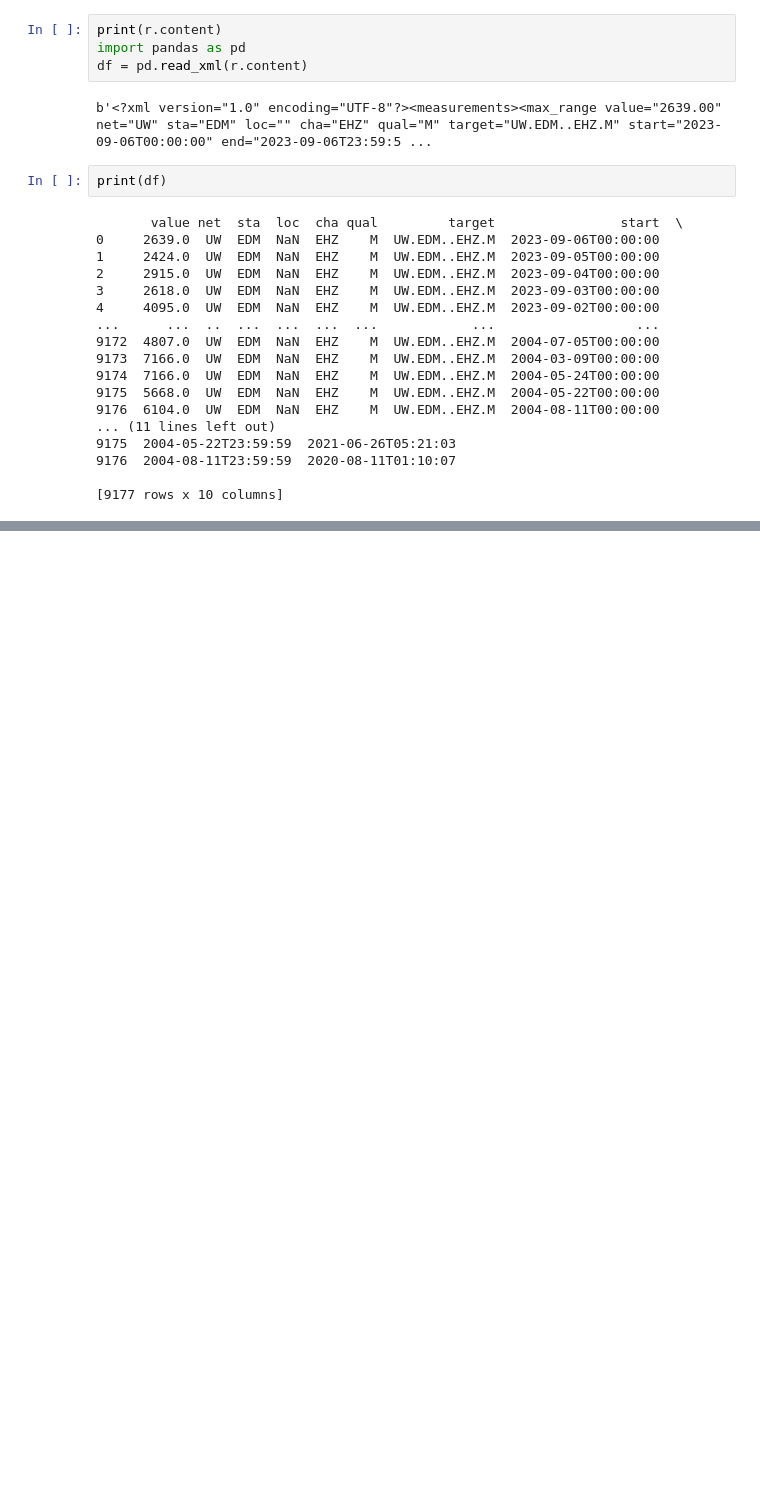
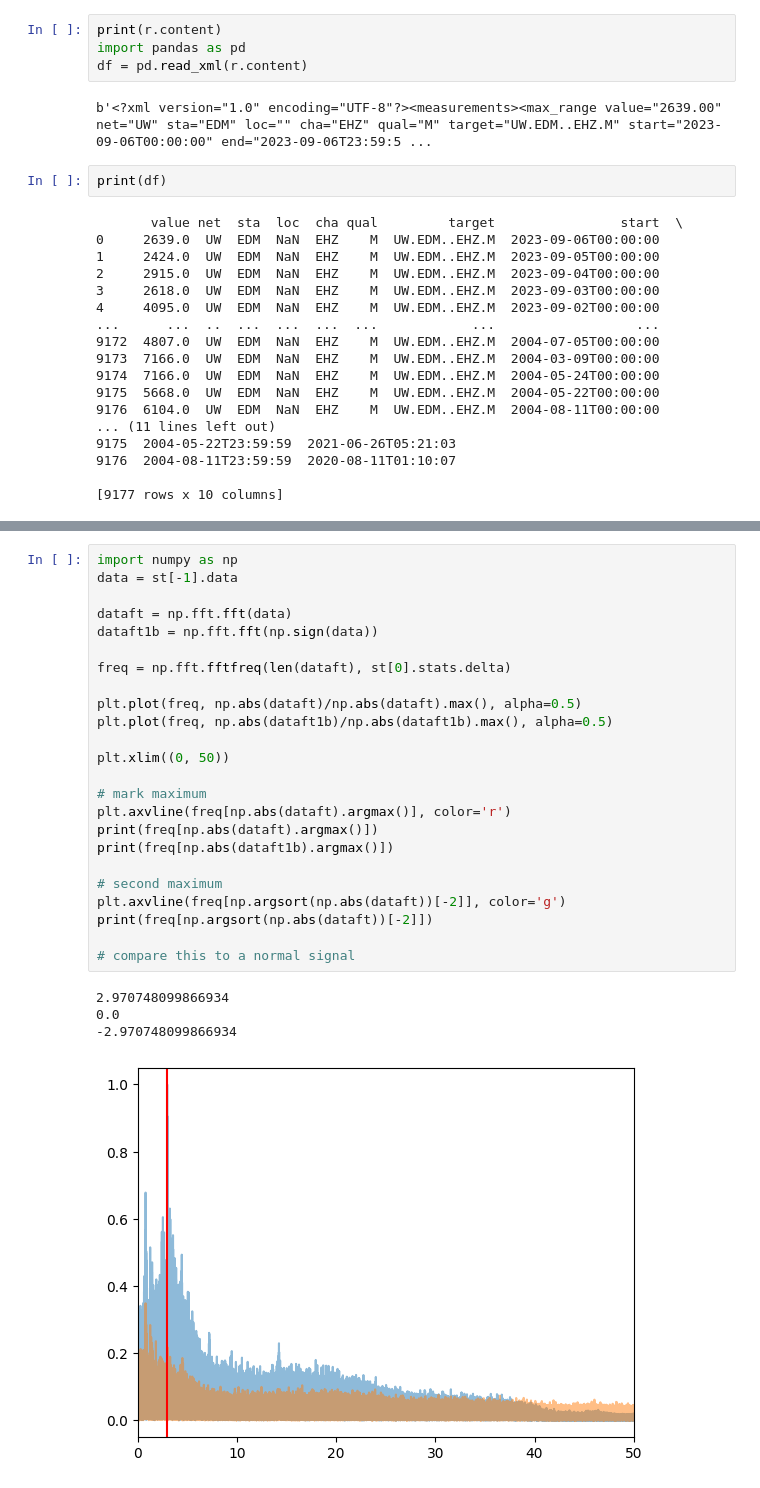
Before and after one commit to Denolle-Lab/Mt-St-Helens, a Jupyter notebook: raw_data_check.ipynb, the cells around one changed output, grey strips where cells are left out. Cells and saved outputs as stored; diff of their text form; blank space fills up the shorter version.

```diff
--- a/raw_data_check.ipynb
+++ b/raw_data_check.ipynb
@@ -535,0 +580,29 @@ print(df)
+# %%
+import numpy as np
+data = st[-1].data
+
+dataft = np.fft.fft(data)
+dataft1b = np.fft.fft(np.sign(data))
+
+freq = np.fft.fftfreq(len(dataft), st[0].stats.delta)
+
+plt.plot(freq, np.abs(dataft)/np.abs(dataft).max(), alpha=0.5)
+plt.plot(freq, np.abs(dataft1b)/np.abs(dataft1b).max(), alpha=0.5)
+
+plt.xlim((0, 50))
+
+# mark maximum
+plt.axvline(freq[np.abs(dataft).argmax()], color='r')
+print(freq[np.abs(dataft).argmax()])
+print(freq[np.abs(dataft1b).argmax()])
+
+# second maximum
+plt.axvline(freq[np.argsort(np.abs(dataft))[-2]], color='g')
+print(freq[np.argsort(np.abs(dataft))[-2]])
+
+# compare this to a normal signal
+# %% [output]
+2.970748099866934
+0.0
+-2.970748099866934
+[figure, added]
```
Also changed, not shown: parts of 13 cells of this notebook, 3 other files.
